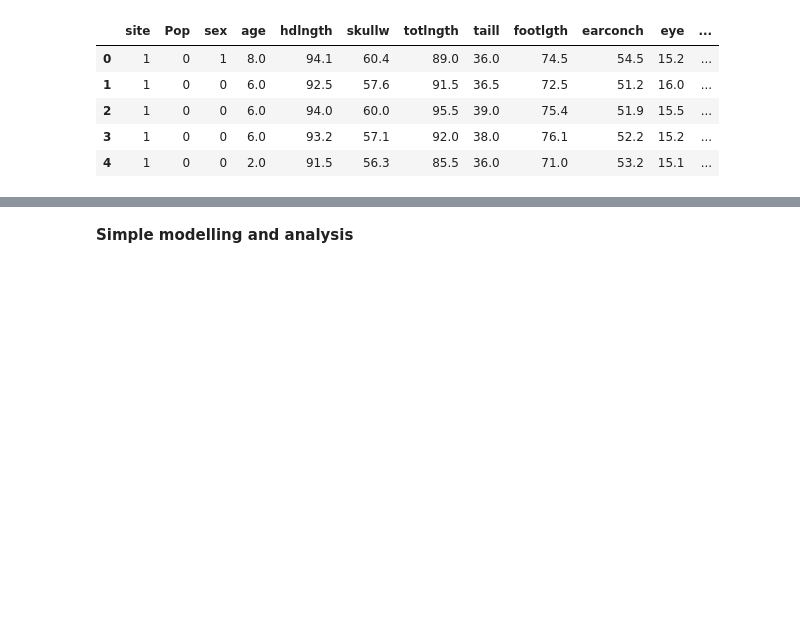
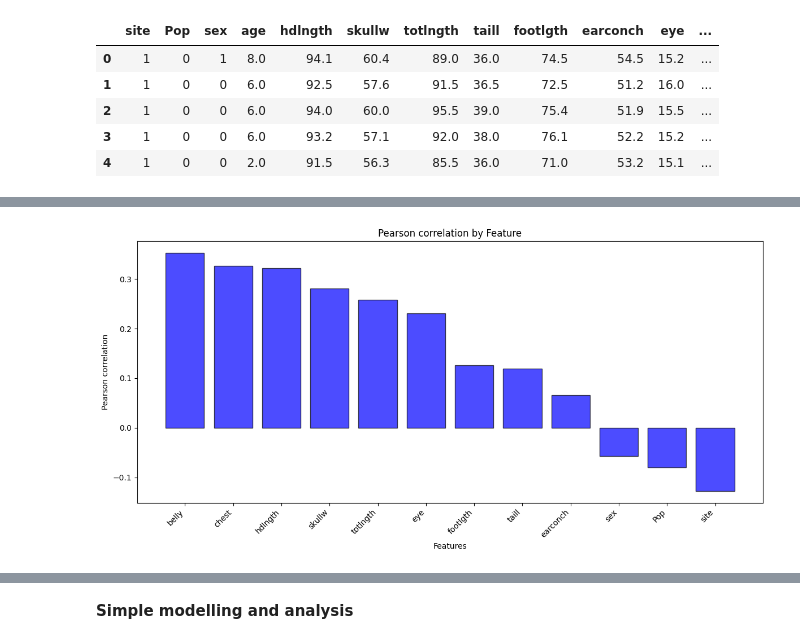
Before and after one commit to MajidrNEO1879/machine-learning-projects, a Jupyter notebook: possum_analysis/possum_kaggle.ipynb, the cells around one changed output, grey strips where cells are left out. Saved outputs shown, nothing was run; the diff lists cells and outputs as text; code cells hidden in the pictures; blank space fills up the shorter version.

```diff
--- a/possum_analysis/possum_kaggle.ipynb
+++ b/possum_analysis/possum_kaggle.ipynb
@@ -491,3 +442,17 @@ X_labeld
+# %%
+pearson_correaltion_result = pd.Series(correlation_matrix.age.sort_values() , index=X.columns, name='Mutual_Info')
+mutual_info_sorted = pearson_correaltion_result.sort_values(ascending=False)
+plt.figure(figsize=(12, 6))
+plt.bar(mutual_info_sorted.index, mutual_info_sorted.values,
+        color='blue', edgecolor='black', alpha=0.7)
+plt.xlabel('Features')
+plt.ylabel('Pearson correlation')
+plt.title('Pearson correlation by Feature')
+plt.xticks(rotation=45, ha='right')
+plt.tight_layout()
+plt.show()
+# %% [output]
+[figure, added]
 # %%
 fig, axes = plt.subplots(5, 3, figsize=(15, 15))
 ax = axes.flatten()
```
Also changed, not shown: parts of 57 cells of this notebook, 5 other files.
